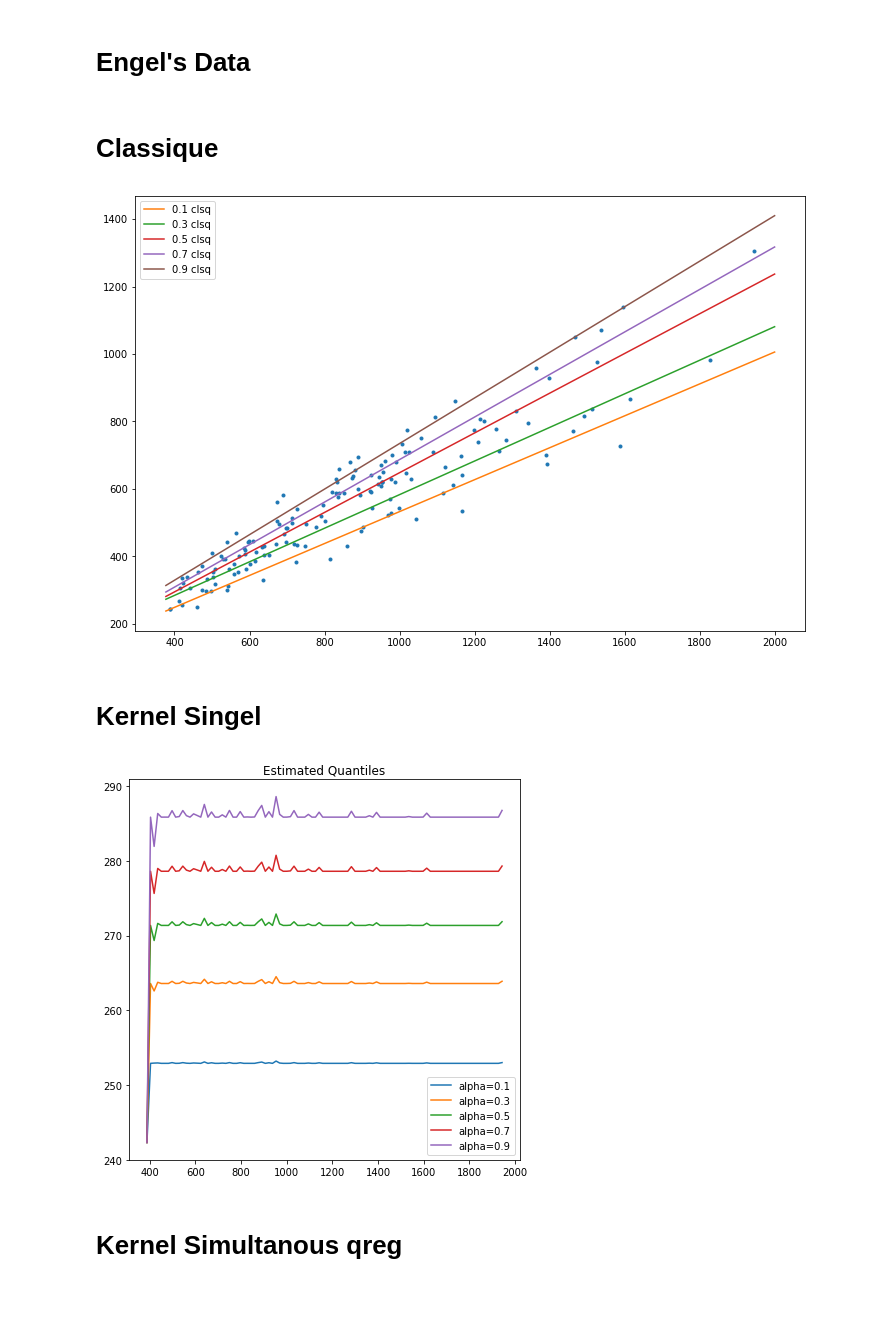
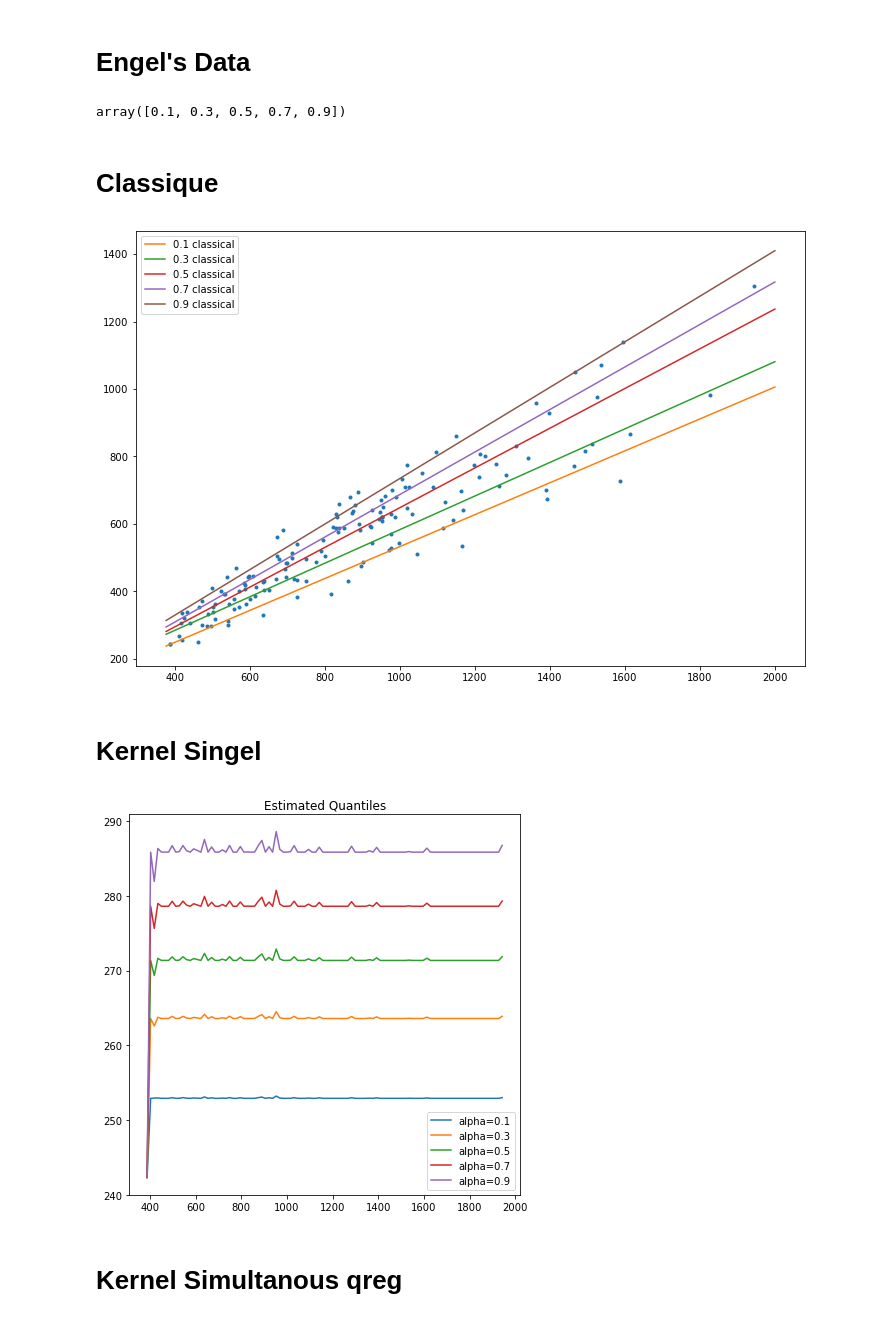
Before and after one commit to DimSum2k/Multi-Task-Quantile-Regression, a Jupyter notebook: Methods Comparaisons.ipynb, the cells around one changed output. Saved outputs shown, nothing was run; the diff lists cells and outputs as text; code cells hidden in the pictures.

```diff
--- a/Methods Comparaisons.ipynb
+++ b/Methods Comparaisons.ipynb
@@ -59,6 +59,10 @@ x_train, x_test, y_train, y_test = train_test_split(
 
 probs = np.linspace(0.1, 0.9, 5)
 probs = np.round(probs,2)
+# %%
+probs
+# %% [output]
+array([0.1, 0.3, 0.5, 0.7, 0.9])
 # %% [markdown]
 # Classique
 # %%
@@ -72,15 +76,15 @@ for q in probs:
 # %%
 plt.plot(x_train, y_train, '.')
 
 idx = x_test.argsort()
 
 for i, q in enumerate(probs):
-    plt.plot(x_test[idx], x_test[idx]*tot_res[i][1]+tot_res[i][0], '-', label=str(q)+" clsq")
+    plt.plot(x_test[idx], x_test[idx]*tot_res[i][1]+tot_res[i][0], '-', label=str(q)+" classical")
 
 plt.legend()
 plt.show()
 # %% [output]
-[figure, old version]
+[figure, new version]
 # %% [markdown]
 # Kernel Singel
 # %%
@@ -149,7 +153,7 @@ plt.title("Estimated Quantiles")
 plt.legend()
 plt.show()
 # %% [output]
-[figure, old version]
+[figure, new version]
 # %% [markdown]
 # Kernel Simultanous qreg
 # %%
```
Also changed, not shown: parts of 2 cells of this notebook, 6 other files.
